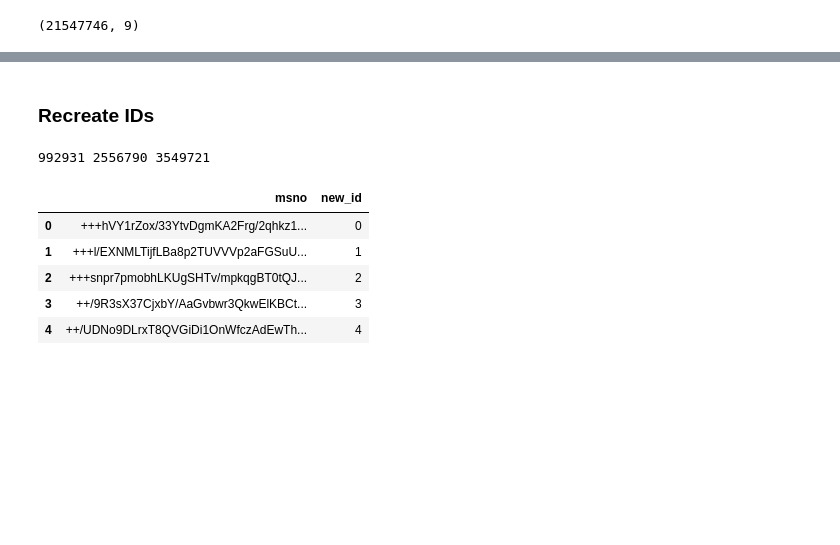
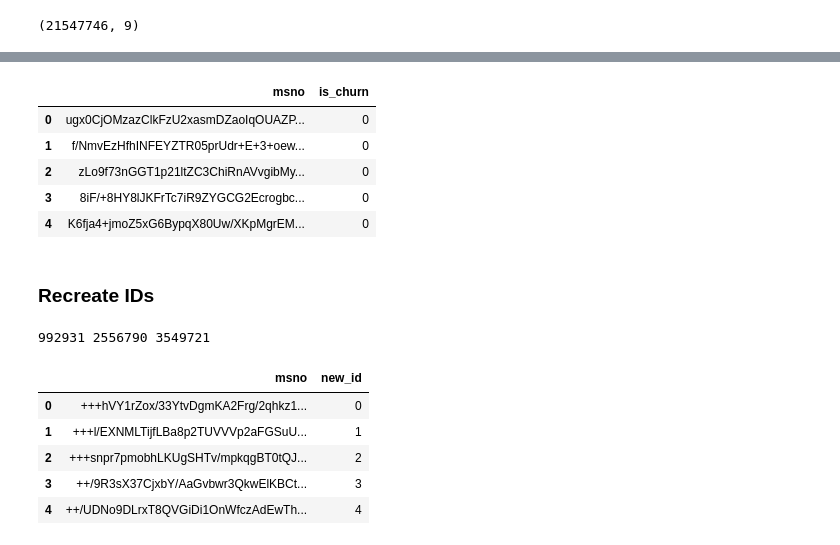
Before and after one commit to calestini/Kcompetition, a Jupyter notebook: DataWrangling.ipynb, the cells around one changed output, grey strips where cells are left out. Drawn from its saved outputs; the diff is of its cells as text; code cells hidden in the pictures; blank space fills up the shorter version.

```diff
--- a/DataWrangling.ipynb
+++ b/DataWrangling.ipynb
@@ -75,6 +75,15 @@ user_logs.head()
 | 2 | yxiEWwE9VR5utpUecLxVdQ5B7NysUPfrN... | 20150105 | 3 | 3 | 0 | 0 | 68 | 36 | 17364.956 |
 | 3 | yxiEWwE9VR5utpUecLxVdQ5B7NysUPfrN... | 20150306 | 1 | 0 | 1 | 1 | 97 | 27 | 24667.317 |
 | 4 | yxiEWwE9VR5utpUecLxVdQ5B7NysUPfrN... | 20150501 | 3 | 0 | 0 | 0 | 38 | 38 | 9649.029 |
+# %%
+test.head()
+# %% [output]
+|  | msno | is_churn |
+| 0 | ugx0CjOMzazClkFzU2xasmDZaoIqOUAZP... | 0 |
+| 1 | f/NmvEzHfhINFEYZTR05prUdr+E+3+oew... | 0 |
+| 2 | zLo9f73nGGT1p21ltZC3ChiRnAVvgibMy... | 0 |
+| 3 | 8iF/+8HY8lJKFrTc7iR9ZYGCG2Ecrogbc... | 0 |
+| 4 | K6fja4+jmoZ5xG6BypqX80Uw/XKpMgrEM... | 0 |
 # %% [markdown]
 ### Recreate IDs
 # %%
```
Also changed, not shown: parts of 4 cells of this notebook.
